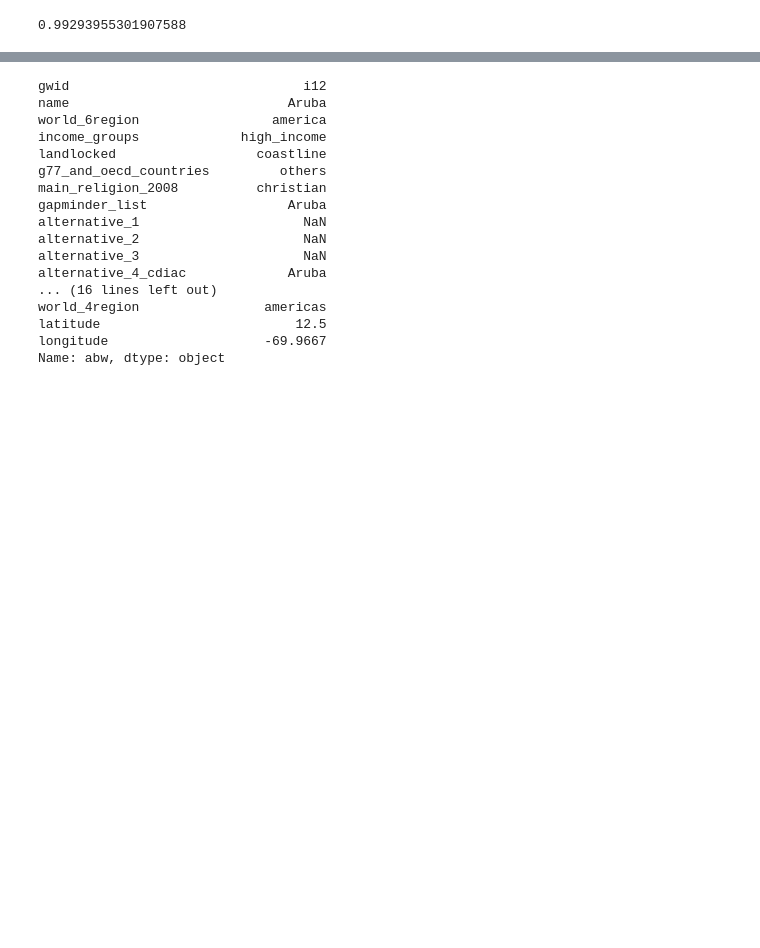
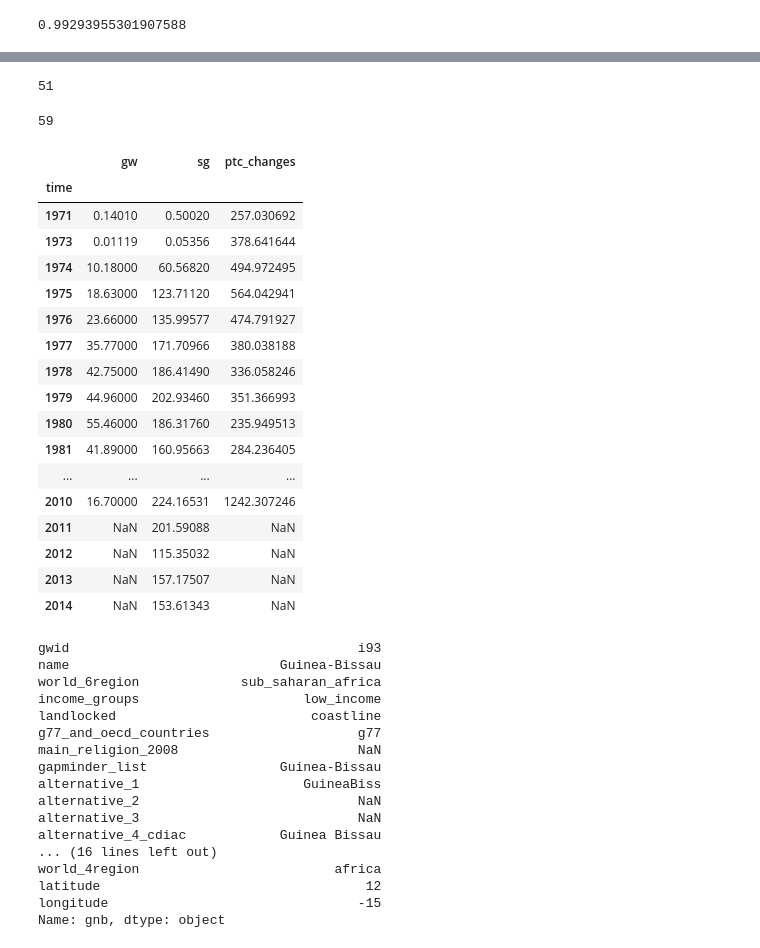
Before and after one commit to semio/ddf--gapminder--systema_globalis, a Jupyter notebook: etl/r-values.ipynb, the cells around one changed output, grey strips where cells are left out. Saved outputs shown, nothing was run; the diff lists cells and outputs as text; code cells hidden in the pictures; blank space fills up the shorter version.

```diff
--- a/etl/r-values.ipynb
+++ b/etl/r-values.ipynb
@@ -201,0 +305,7 @@ for the result, see https://docs.google.com/spreadsheets/d/1z6Qlmti2u-135ozclHeK
+# %%
+indicator = 'aid_received_percent_of_gni'
+# indicator_wdi = 'bx_klt_dinv_wd_gd_zs'
+
+rv = per_geo_rval(indicator)
+comp = get_comp_df(indicator)
+comp['ptc_changes'] = (comp['sg'] - comp['gw']) / comp['gw'] * 100
@@ -202,3 +342,32 @@ for the result, see https://docs.google.com/spreadsheets/d/1z6Qlmti2u-135ozclHeK
+# %%
+len(rv[rv <= 0.9])
+# %% [output]
+51
+# %%
+len(rv[rv > 0.9])
+# %% [output]
+59
+# %%
+comp.ix['gnb']
+# %% [output]
+|  | gw | sg | ptc_changes |
+| time |  |  |  |
+| 1971 | 0.14010 | 0.50020 | 257.030692 |
+| 1973 | 0.01119 | 0.05356 | 378.641644 |
+| 1974 | 10.18000 | 60.56820 | 494.972495 |
+| 1975 | 18.63000 | 123.71120 | 564.042941 |
+| 1976 | 23.66000 | 135.99577 | 474.791927 |
+| 1977 | 35.77000 | 171.70966 | 380.038188 |
+| 1978 | 42.75000 | 186.41490 | 336.058246 |
+| 1979 | 44.96000 | 202.93460 | 351.366993 |
+| 1980 | 55.46000 | 186.31760 | 235.949513 |
+| 1981 | 41.89000 | 160.95663 | 284.236405 |
+| ... | ... | ... | ... |
+| 2010 | 16.70000 | 224.16531 | 1242.307246 |
+| 2011 | NaN | 201.59088 | NaN |
+| 2012 | NaN | 115.35032 | NaN |
+| 2013 | NaN | 157.17507 | NaN |
+| 2014 | NaN | 153.61343 | NaN |
 # %%
 # check if geo mapping is wrong in some low r-value cases
 # %%
@@ -206,25 +375,25 @@ geo = dr.DDF('ddf--gapminder--geo_entity_domain')
 # %%
 geo_gap = geo.get_entities()['country']
 # %%
-geo_gap.ix['abw']
+geo_gap.ix['gnb']
 # %% [output]
-gwid                              i12
-name                            Aruba
-world_6region                 america
-income_groups             high_income
-landlocked                  coastline
-g77_and_oecd_countries         others
-main_religion_2008          christian
-gapminder_list                  Aruba
-alternative_1                     NaN
-alternative_2                     NaN
-alternative_3                     NaN
-alternative_4_cdiac             Aruba
+gwid                                     i93
+name                           Guinea-Bissau
+world_6region             sub_saharan_africa
+income_groups                     low_income
+landlocked                         coastline
+g77_and_oecd_countries                   g77
+main_religion_2008                       NaN
+gapminder_list                 Guinea-Bissau
+alternative_1                     GuineaBiss
+alternative_2                            NaN
+alternative_3                            NaN
+alternative_4_cdiac            Guinea Bissau
 ... (16 lines left out)
-world_4region                americas
-latitude                         12.5
-longitude                    -69.9667
-Name: abw, dtype: object
+world_4region                         africa
+latitude                                  12
+longitude                                -15
+Name: gnb, dtype: object
 # %%
 geo_wdi = wdi.get_entities()['country']
 # %%
```
Also changed, not shown: parts of 20 cells of this notebook.
